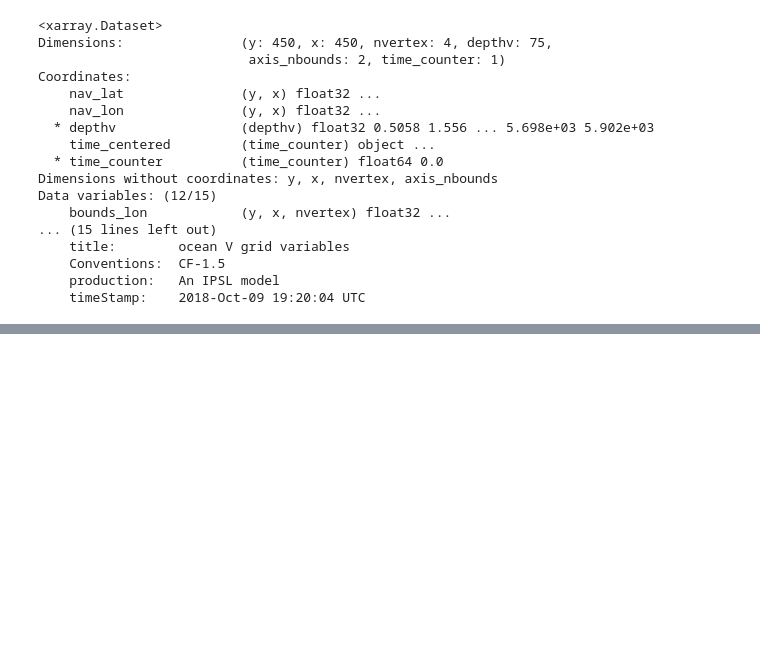
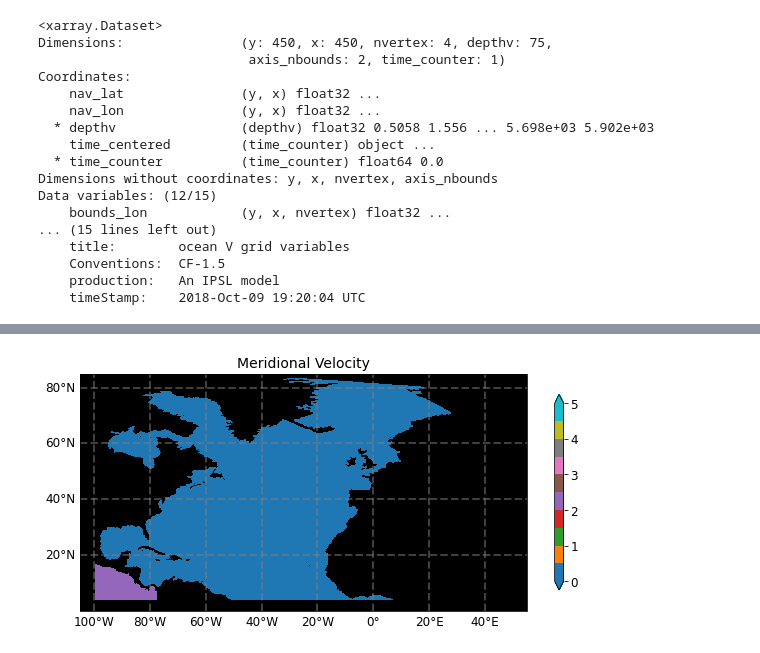
Before and after one commit to hmkhatri/AMOC_Variability_DePreSys_MET, a Jupyter notebook: Notebooks/Postprocessing/Mask_Regions.ipynb, the cells around one changed output, grey strips where cells are left out. Cells and saved outputs as stored; diff of their text form; code cells hidden in the pictures; blank space fills up the shorter version.

```diff
--- a/Notebooks/Postprocessing/Mask_Regions.ipynb
+++ b/Notebooks/Postprocessing/Mask_Regions.ipynb
@@ -307,0 +344,12 @@ p = plot_sec(ax, tmp, vmin=-0.5, vmax=0.5, vstep=2.e-1, lat_lon_ext = lat_lon_ex
+# %%
+lat_lon_ext = [-105., 55., 0., 85.]
+grid1 = plt.GridSpec(1, 1, wspace=0.15, hspace=0.3)
+fig = plt.figure(figsize=[10,6])
+
+ax = fig.add_subplot(grid1[0, 0], projection=ccrs.PlateCarree(),facecolor='black')
+
+tmp = mask_NA.where(mask_NA<=3.) #.assign_coords({'lat': ds['latitude'], 'lon': ds['longitude']})
+p = plot_sec(ax, tmp, vmin=0., vmax=5, vstep=2.e-1, lat_lon_ext = lat_lon_ext,
+                   lon='nav_lon', lat='nav_lat', cmap='tab10', title=r'Meridional Velocity')
+# %% [output]
+[figure, added]
```
Also changed, not shown: parts of 7 cells of this notebook, 5 other files.
